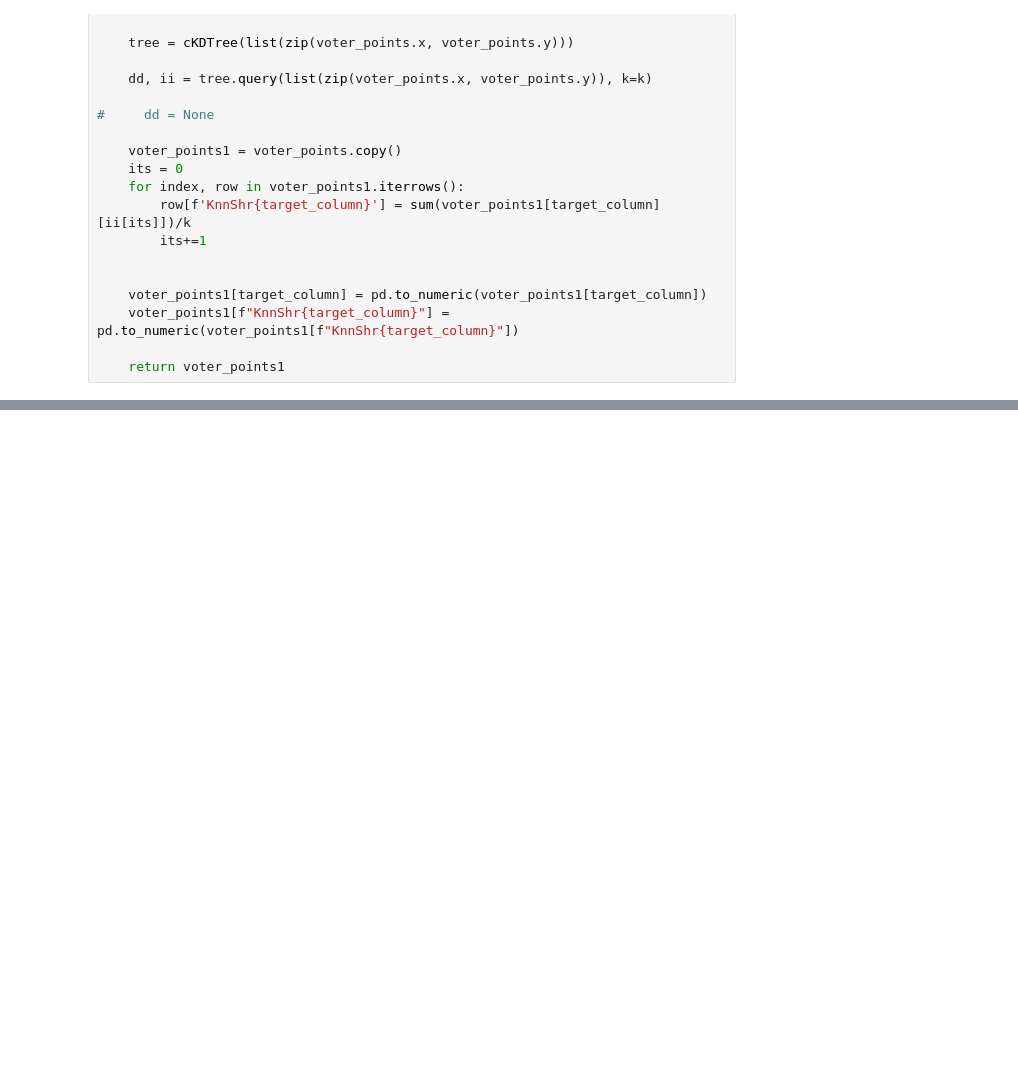
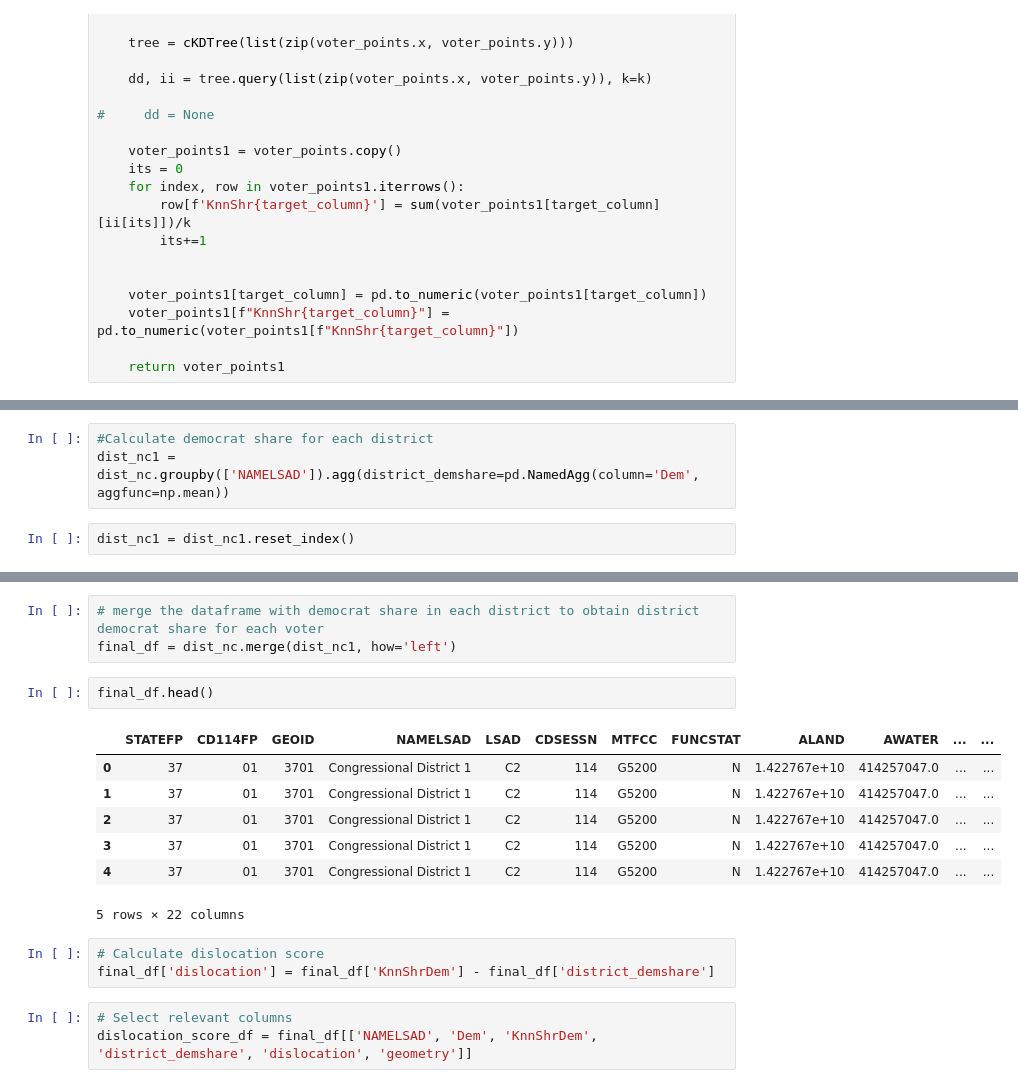
Before and after one commit to nickeubank/partisan_dislocation, a Jupyter notebook: partisan_dislocation/vs_partisan_dislocation.ipynb, the cells around one changed output, grey strips where cells are left out. Saved outputs shown, nothing was run; the diff lists cells and outputs as text; blank space fills up the shorter version.

```diff
--- a/partisan_dislocation/vs_partisan_dislocation.ipynb
+++ b/partisan_dislocation/vs_partisan_dislocation.ipynb
@@ -140,0 +212,5 @@ gf_nc_new
+# %%
+#Calculate democrat share for each district
+dist_nc1 = dist_nc.groupby(['NAMELSAD']).agg(district_demshare=pd.NamedAgg(column='Dem', aggfunc=np.mean))
+# %%
+dist_nc1 = dist_nc1.reset_index()
@@ -140,0 +234,19 @@ gf_nc_new
+# %%
+# merge the dataframe with democrat share in each district to obtain district democrat share for each voter
+final_df = dist_nc.merge(dist_nc1, how='left')
+# %%
+final_df.head()
+# %% [output]
+|  | STATEFP | CD114FP | GEOID | NAMELSAD | LSAD | CDSESSN | MTFCC | FUNCSTAT | ALAND | AWATER | ... | ... |
+| 0 | 37 | 01 | 3701 | Congressional District 1 | C2 | 114 | G5200 | N | 1.422767e+10 | 414257047.0 | ... | ... |
+| 1 | 37 | 01 | 3701 | Congressional District 1 | C2 | 114 | G5200 | N | 1.422767e+10 | 414257047.0 | ... | ... |
+| 2 | 37 | 01 | 3701 | Congressional District 1 | C2 | 114 | G5200 | N | 1.422767e+10 | 414257047.0 | ... | ... |
+| 3 | 37 | 01 | 3701 | Congressional District 1 | C2 | 114 | G5200 | N | 1.422767e+10 | 414257047.0 | ... | ... |
+| 4 | 37 | 01 | 3701 | Congressional District 1 | C2 | 114 | G5200 | N | 1.422767e+10 | 414257047.0 | ... | ... |
+5 rows × 22 columns
+# %%
+# Calculate dislocation score
+final_df['dislocation'] = final_df['KnnShrDem'] - final_df['district_demshare']
+# %%
+# Select relevant columns
+dislocation_score_df = final_df[['NAMELSAD', 'Dem', 'KnnShrDem', 'district_demshare', 'dislocation', 'geometry']]
```
Also changed, not shown: parts of 21 cells of this notebook.
